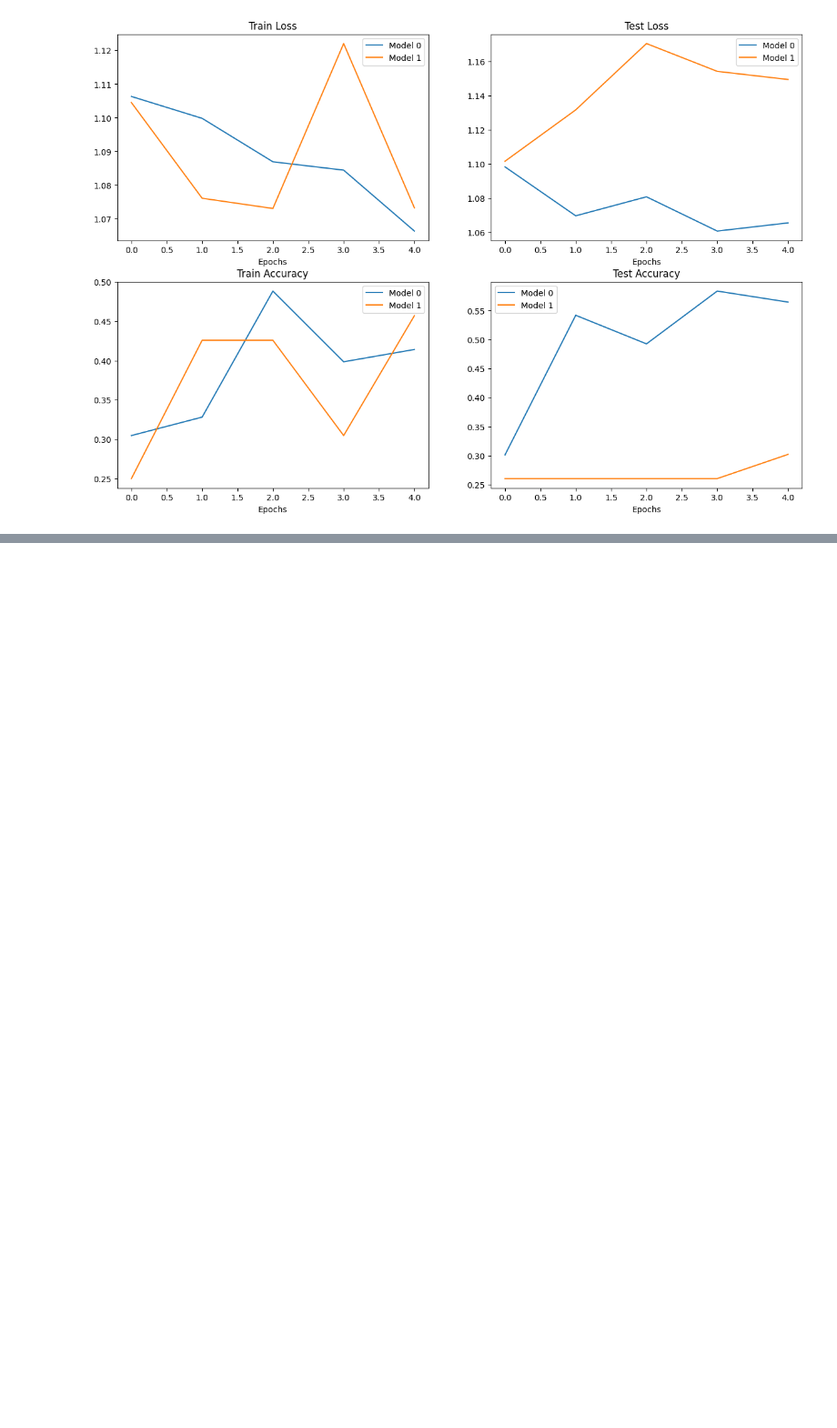
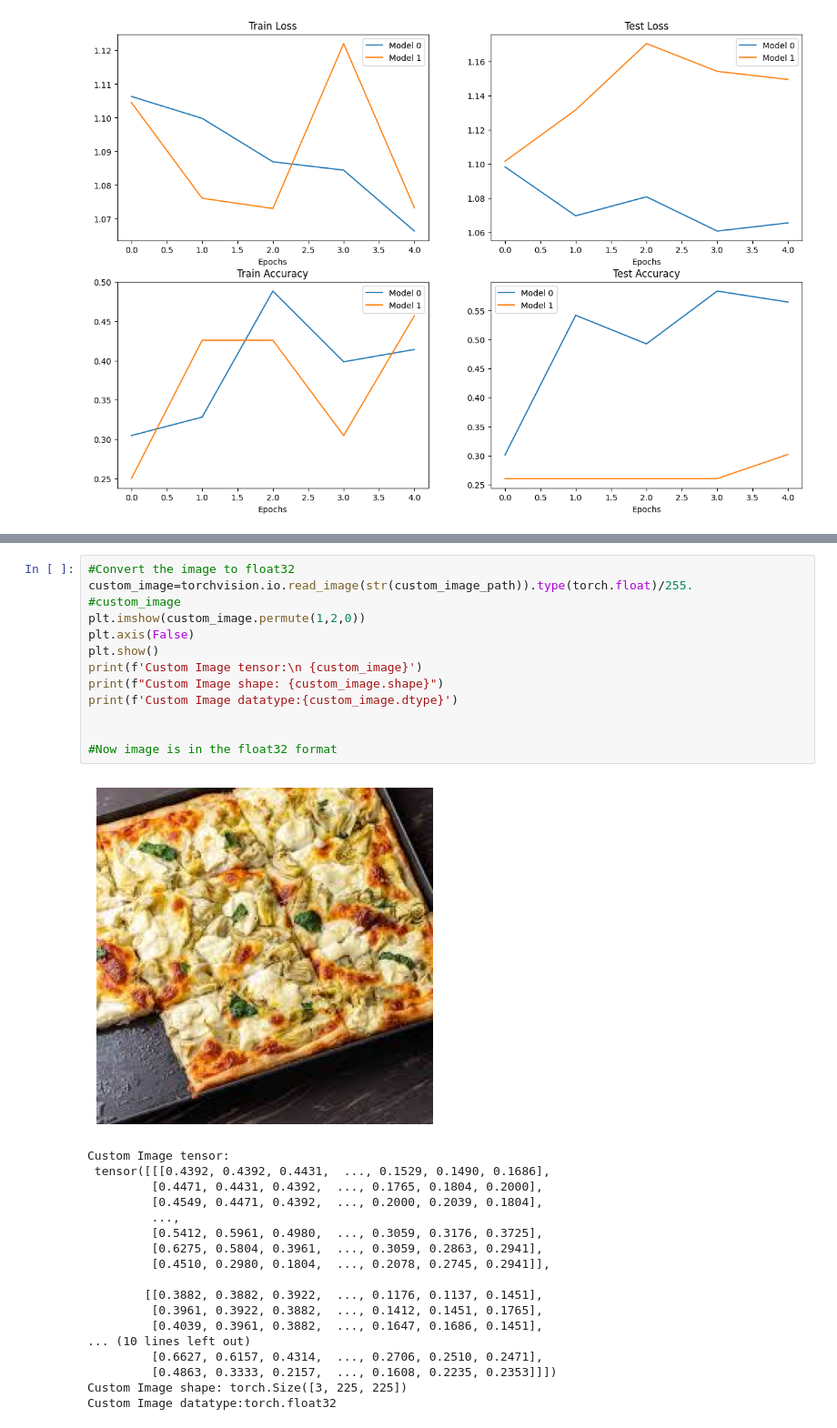
Before and after one commit to HarshEkbote/PyTorch-Basics, a Jupyter notebook: 05_ModelforCustomData.ipynb, the cells around one changed output, grey strips where cells are left out. Shown at 91% size. Drawn from its saved outputs; the diff is of its cells as text; blank space fills up the shorter version.

```diff
--- a/05_ModelforCustomData.ipynb
+++ b/05_ModelforCustomData.ipynb
@@ -1110,0 +1170,32 @@ plt.legend();
+# %%
+#Convert the image to float32
+custom_image=torchvision.io.read_image(str(custom_image_path)).type(torch.float)/255.
+#custom_image
+plt.imshow(custom_image.permute(1,2,0))
+plt.axis(False)
+plt.show()
+print(f'Custom Image tensor:\n {custom_image}')
+print(f"Custom Image shape: {custom_image.shape}")
+print(f'Custom Image datatype:{custom_image.dtype}')
+
+
+#Now image is in the float32 format
+# %% [output]
+[figure, added]
+Custom Image tensor:
+ tensor([[[0.4392, 0.4392, 0.4431,  ..., 0.1529, 0.1490, 0.1686],
+         [0.4471, 0.4431, 0.4392,  ..., 0.1765, 0.1804, 0.2000],
+         [0.4549, 0.4471, 0.4392,  ..., 0.2000, 0.2039, 0.1804],
+         ...,
+         [0.5412, 0.5961, 0.4980,  ..., 0.3059, 0.3176, 0.3725],
+         [0.6275, 0.5804, 0.3961,  ..., 0.3059, 0.2863, 0.2941],
+         [0.4510, 0.2980, 0.1804,  ..., 0.2078, 0.2745, 0.2941]],
+
+        [[0.3882, 0.3882, 0.3922,  ..., 0.1176, 0.1137, 0.1451],
+         [0.3961, 0.3922, 0.3882,  ..., 0.1412, 0.1451, 0.1765],
+         [0.4039, 0.3961, 0.3882,  ..., 0.1647, 0.1686, 0.1451],
+... (10 lines left out)
+         [0.6627, 0.6157, 0.4314,  ..., 0.2706, 0.2510, 0.2471],
+         [0.4863, 0.3333, 0.2157,  ..., 0.1608, 0.2235, 0.2353]]])
+Custom Image shape: torch.Size([3, 225, 225])
+Custom Image datatype:torch.float32
```
Also changed, not shown: parts of 16 cells of this notebook, 1 other file.
